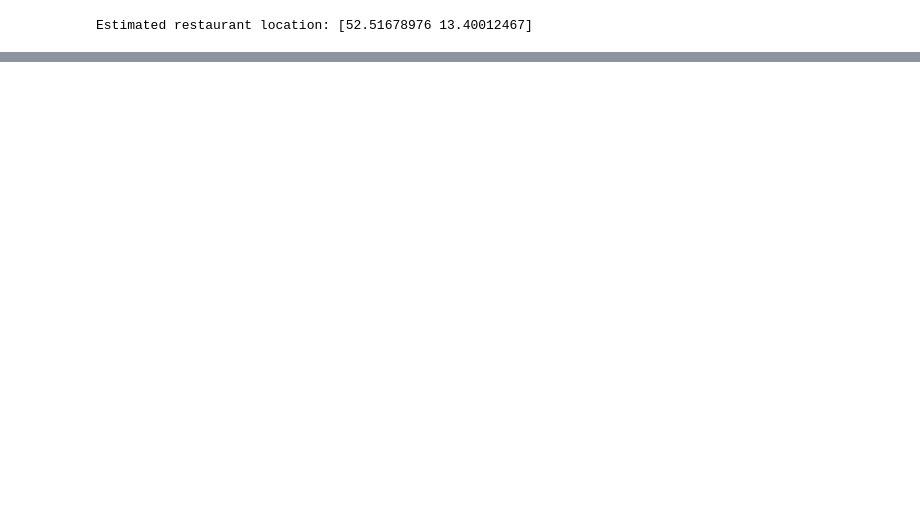
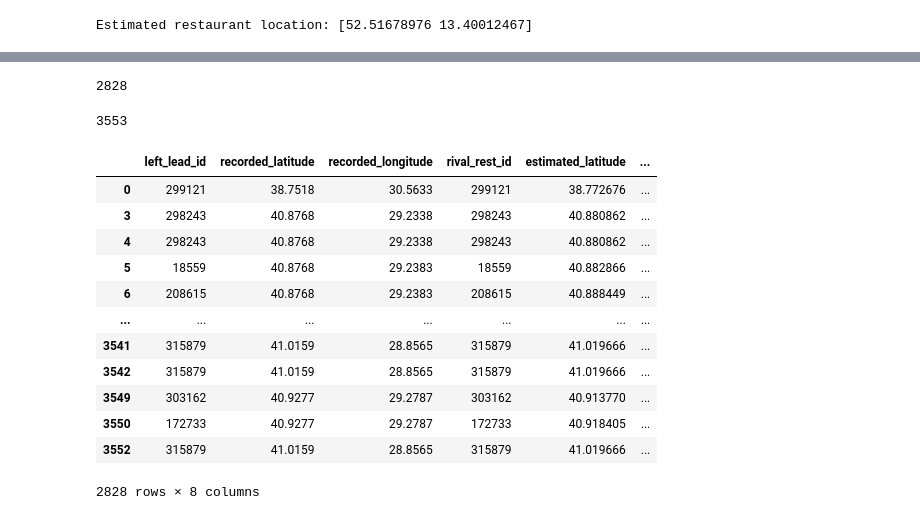
Before and after one commit to lmayorgadh/lmayorgadh-notebooks, a Jupyter notebook: vendor_matching/TR retraining/triangulation_investigation.ipynb, the cells around one changed output, grey strips where cells are left out. Cells and saved outputs as stored; diff of their text form; code cells hidden in the pictures; blank space fills up the shorter version.

```diff
--- a/vendor_matching/TR retraining/triangulation_investigation.ipynb
+++ b/vendor_matching/TR retraining/triangulation_investigation.ipynb
@@ -97,0 +210,8 @@ for lead_id in lead_ids:
+# %%
+len(df_lat_longs[df_lat_longs['rival_rest_id'].isna()==False])
+# %% [output]
+2828
+# %%
+len(df_lat_longs)
+# %% [output]
+3553
@@ -97,0 +222,16 @@ for lead_id in lead_ids:
+# %%
+comparison_df
+# %% [output]
+|  | left_lead_id | recorded_latitude | recorded_longitude | rival_rest_id | estimated_latitude | ... |
+| 0 | 299121 | 38.7518 | 30.5633 | 299121 | 38.772676 | ... |
+| 3 | 298243 | 40.8768 | 29.2338 | 298243 | 40.880862 | ... |
+| 4 | 298243 | 40.8768 | 29.2338 | 298243 | 40.880862 | ... |
+| 5 | 18559 | 40.8768 | 29.2383 | 18559 | 40.882866 | ... |
+| 6 | 208615 | 40.8768 | 29.2383 | 208615 | 40.888449 | ... |
+| ... | ... | ... | ... | ... | ... | ... |
+| 3541 | 315879 | 41.0159 | 28.8565 | 315879 | 41.019666 | ... |
+| 3542 | 315879 | 41.0159 | 28.8565 | 315879 | 41.019666 | ... |
+| 3549 | 303162 | 40.9277 | 29.2787 | 303162 | 40.913770 | ... |
+| 3550 | 172733 | 40.9277 | 29.2787 | 172733 | 40.918405 | ... |
+| 3552 | 315879 | 41.0159 | 28.8565 | 315879 | 41.019666 | ... |
+2828 rows × 8 columns
```
Also changed, not shown: parts of 30 cells of this notebook.
